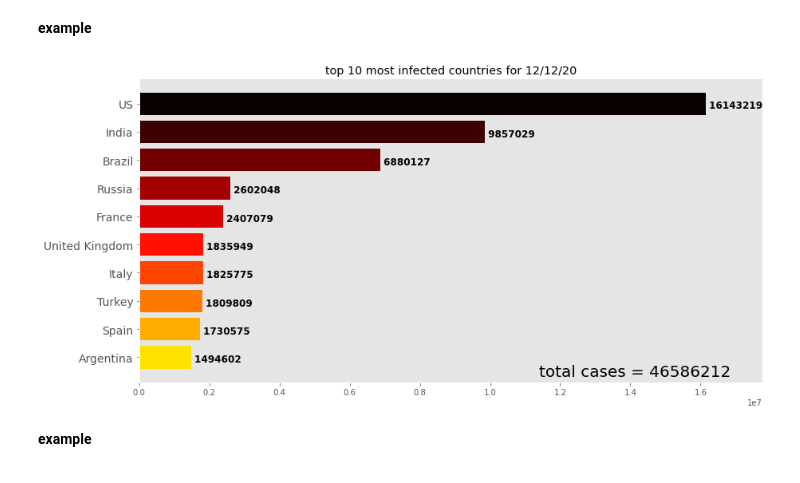
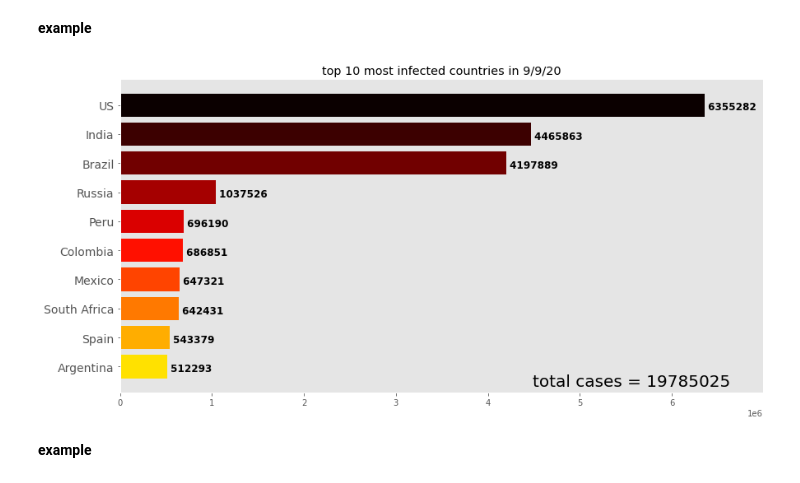
Before and after one commit to ThisIsMahdiZare/about-covid19, a Jupyter notebook: COVID19_statistic.ipynb, the cells around one changed output. Drawn from its saved outputs; the diff is of its cells as text; code cells hidden in the pictures.

```diff
--- a/COVID19_statistic.ipynb
+++ b/COVID19_statistic.ipynb
@@ -355,9 +355,9 @@ def single_bar_chart(df, date=None, n_shown_countries=10):
     plt.xlim(0, int(_t_df[0] + .1*_t_df[0]))
     if df == 'confirmed':
         plt.title(
-            f'top {n_shown_countries} most infected countries for {date}')
+            f'top {n_shown_countries} most infected countries in {date}')
     if df == 'deaths':
-        plt.title(f'top {n_shown_countries} deaths for {date}')
+        plt.title(f'top {n_shown_countries} deaths in {date}')
     plt.gca().invert_yaxis()
     ######################################################################
 
@@ -495,9 +495,9 @@ def animated_bar_chart(df, start_date='1/22/20', stop_date=None, n_shown_countri
 # %% [markdown]
 **example**
 # %%
-single_bar_chart(df='confirmed', date='12/12/20', n_shown_countries=10)
+single_bar_chart(df='confirmed', date='9/9/20', n_shown_countries=10)
 # %% [output]
-[figure, old version]
+[figure, new version]
 # %% [markdown]
 **example**
 # %%
```
Also changed, not shown: parts of 26 cells of this notebook, 4 other files.
